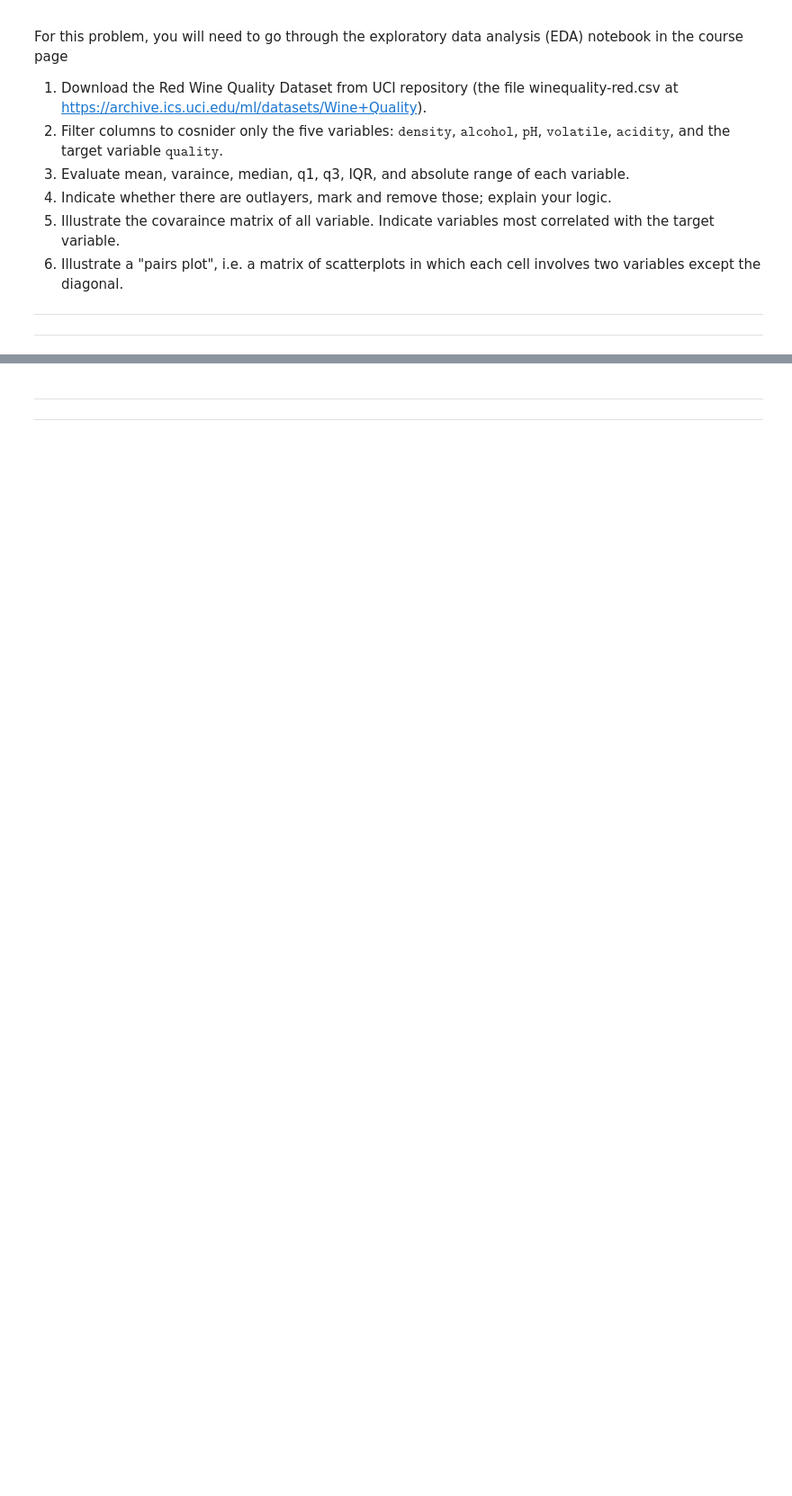
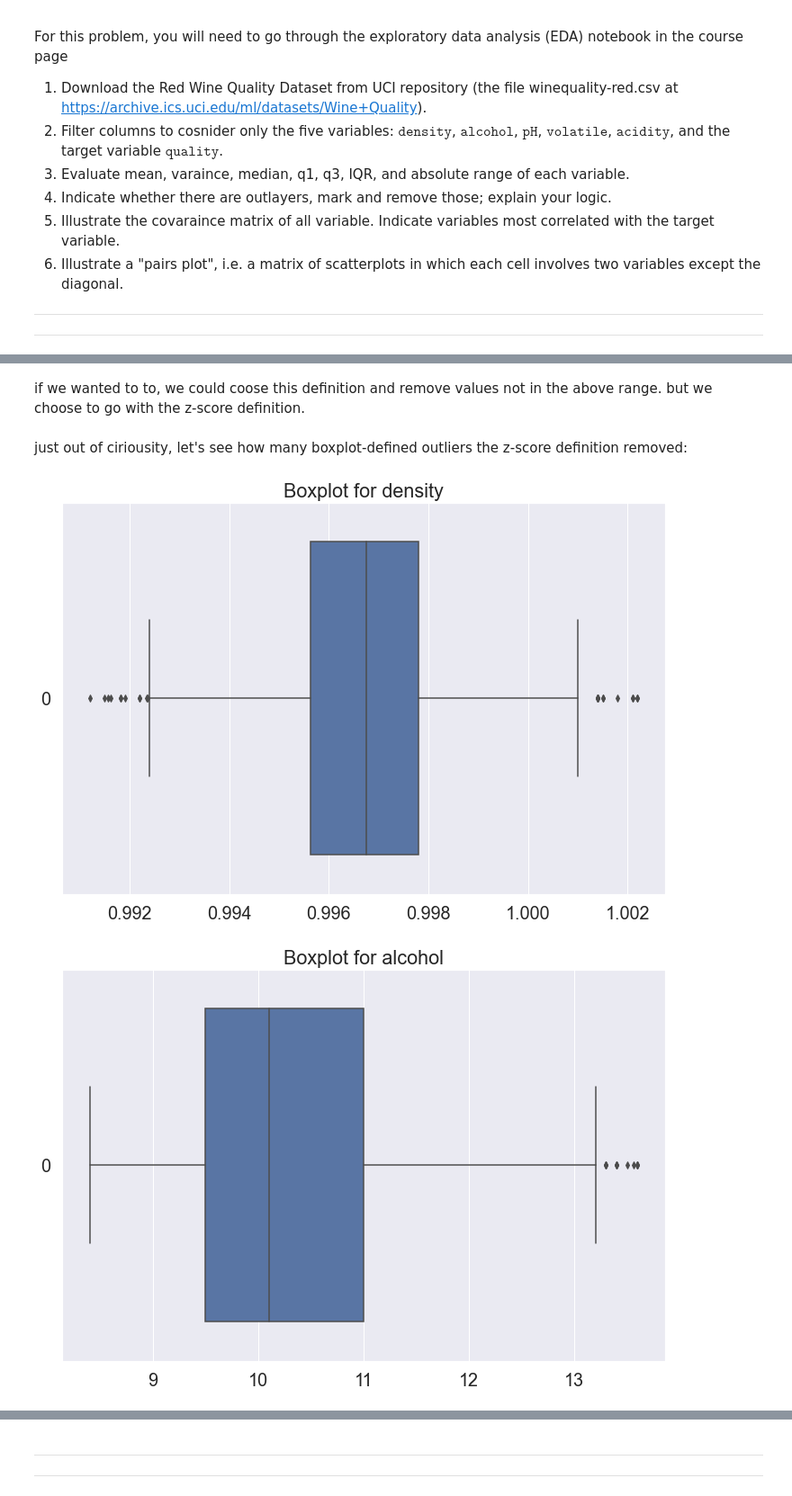
Before and after one commit to EyalMichaeli/IDC_masters, a Jupyter notebook: semester_2/stat/Eyal/section_2/hw1.ipynb, the cells around one changed output, grey strips where cells are left out. Shown at 90% size. Saved outputs shown, nothing was run; the diff lists cells and outputs as text; code cells hidden in the pictures; blank space fills up the shorter version.

```diff
--- a/semester_2/stat/Eyal/section_2/hw1.ipynb
+++ b/semester_2/stat/Eyal/section_2/hw1.ipynb
@@ -121,0 +228,2 @@ For this problem, you will need to go through the exploratory data analysis (EDA
+# %%
+df1 = df[(np.abs(stats.zscore(df)) < 3).all(axis=1)]
@@ -121,0 +253,15 @@ For this problem, you will need to go through the exploratory data analysis (EDA
+# %% [markdown]
+if we wanted to to, we could coose this definition and remove values not in the above range. but we choose to go with the z-score definition.
+</br>
+</br>
+# %% [markdown]
+just out of ciriousity, let's see how many boxplot-defined outliers the z-score definition removed:
+# %%
+# using df1 instead of df
+for col in df1.columns:
+    plt.title(f"Boxplot for {col}")
+    sns.boxplot(data=df1[col], orient="h")
+    plt.show()
+# %% [output]
+[figure, added]
+[figure, added]
```
Also changed, not shown: parts of 73 cells of this notebook, 1 other file.
